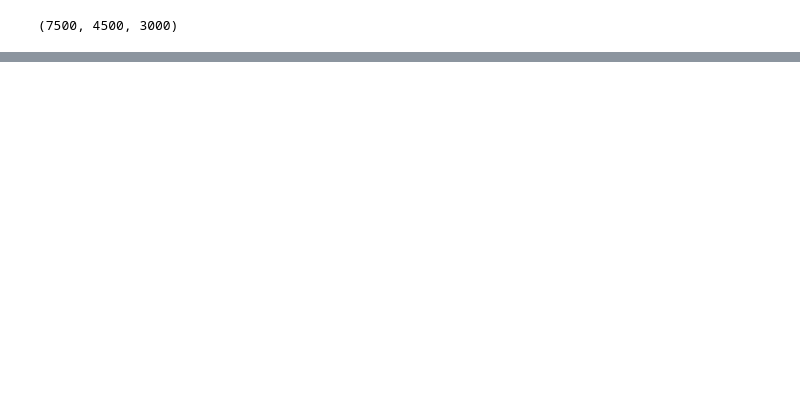
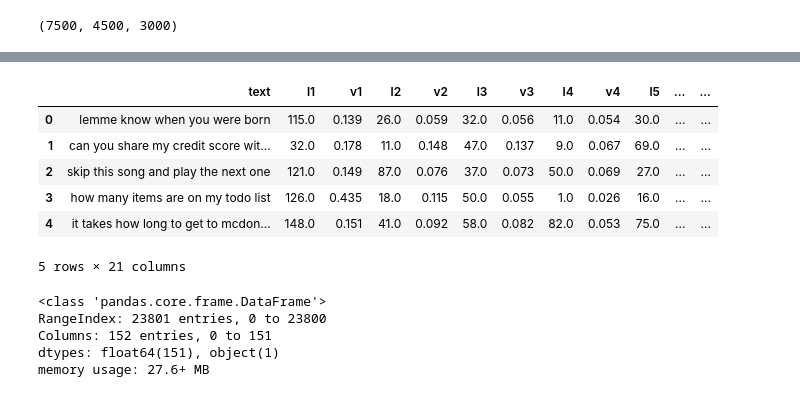
Before and after one commit to tayfuntuna/xcs224u, a Jupyter notebook: code/WeakSupervision_Snorkel_Intent_Classification.ipynb, the cells around one changed output, grey strips where cells are left out. Saved outputs shown, nothing was run; the diff lists cells and outputs as text; code cells hidden in the pictures; blank space fills up the shorter version.

```diff
--- a/code/WeakSupervision_Snorkel_Intent_Classification.ipynb
+++ b/code/WeakSupervision_Snorkel_Intent_Classification.ipynb
@@ -132,0 +143,5 @@ classifier = pipeline("zero-shot-classification",
+# %%
+from glob import glob
+DATA_FOLDER = "../data/clinic/"
+all_raw_files = [file for file in glob(DATA_FOLDER+'*/*.csv') if file.find('_with_use_emb')<0]
+all_raw_files
@@ -198,0 +249,10 @@ def r2(x):
+# %%
+zeroshot.head()
+# %% [output]
+|  | text | l1 | v1 | l2 | v2 | l3 | v3 | l4 | v4 | l5 | ... | ... |
+| 0 | lemme know when you were born | 115.0 | 0.139 | 26.0 | 0.059 | 32.0 | 0.056 | 11.0 | 0.054 | 30.0 | ... | ... |
+| 1 | can you share my credit score wit... | 32.0 | 0.178 | 11.0 | 0.148 | 47.0 | 0.137 | 9.0 | 0.067 | 69.0 | ... | ... |
+| 2 | skip this song and play the next one | 121.0 | 0.149 | 87.0 | 0.076 | 37.0 | 0.073 | 50.0 | 0.069 | 27.0 | ... | ... |
+| 3 | how many items are on my todo list | 126.0 | 0.435 | 18.0 | 0.115 | 50.0 | 0.055 | 1.0 | 0.026 | 16.0 | ... | ... |
+| 4 | it takes how long to get to mcdon... | 148.0 | 0.151 | 41.0 | 0.092 | 58.0 | 0.082 | 82.0 | 0.053 | 75.0 | ... | ... |
+5 rows × 21 columns
@@ -198,0 +264,8 @@ def r2(x):
+# %%
+zeroshot.info()
+# %% [output]
+<class 'pandas.core.frame.DataFrame'>
+RangeIndex: 23801 entries, 0 to 23800
+Columns: 152 entries, 0 to 151
+dtypes: float64(151), object(1)
+memory usage: 27.6+ MB
```
Also changed, not shown: parts of 85 cells of this notebook.
